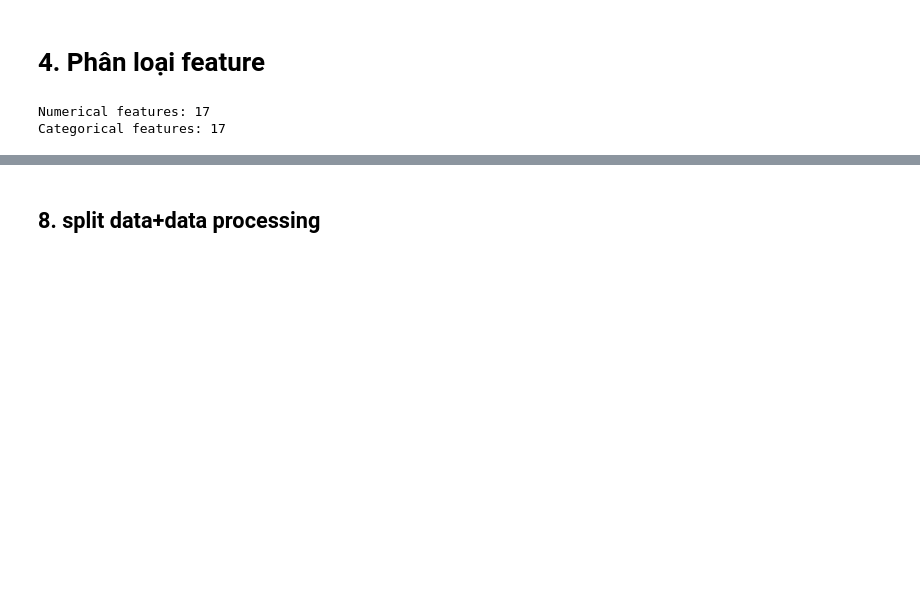
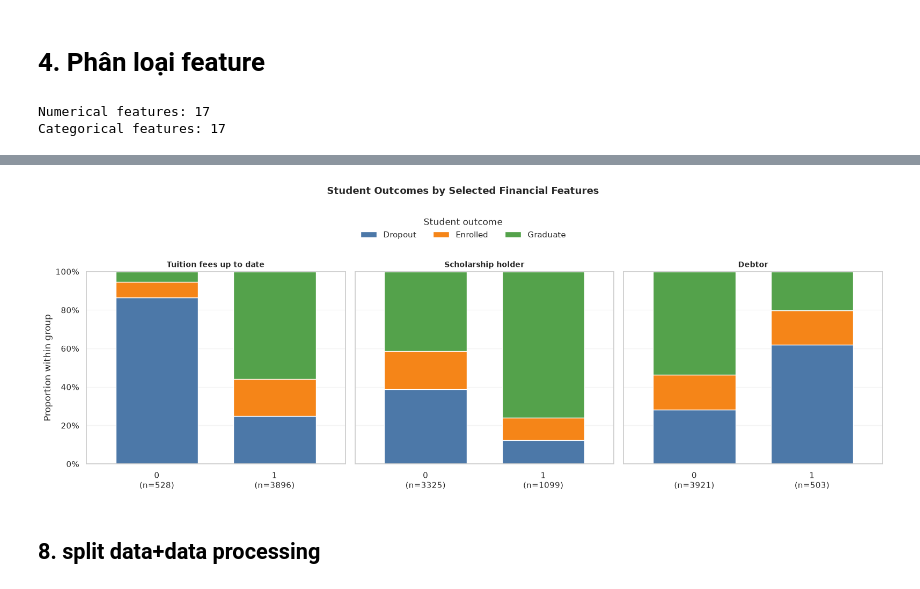
Before and after one commit to sondts-ai/student_outcome_mlops, a Jupyter notebook: project/notebooks/improve_baseline.ipynb, the cells around one changed output, grey strips where cells are left out. Drawn from its saved outputs; the diff is of its cells as text; code cells hidden in the pictures; blank space fills up the shorter version.

```diff
--- a/project/notebooks/improve_baseline.ipynb
+++ b/project/notebooks/improve_baseline.ipynb
@@ -331,19 +343,0 @@ display(df.groupby(TARGET)[numerical_cols].median().T.round(2))
-# %%
-relationship_cols = [
-    "Tuition fees up to date",
-    "Debtor",
-    "Gender",
-    "Scholarship holder",
-    "Application order",
-    "Course",
-]
-fig, axes = plt.subplots(2, 3, figsize=(18, 9))
-for axis, col in zip(axes.ravel(), relationship_cols):
-    table = pd.crosstab(df[col], df[TARGET], normalize="index").reindex(
-        columns=CLASS_NAMES, fill_value=0
-    )
-    table.plot(kind="bar", stacked=True, ax=axis)
-    axis.set_title(f"Target mix by {col}")
-    axis.set_xlabel("")
-plt.tight_layout()
-plt.show()
@@ -352,3 +479,83 @@ plt.show()
+# %%
+
+import matplotlib.pyplot as plt
+import pandas as pd
+from matplotlib.ticker import PercentFormatter
+
+relationship_cols = [
+    "Tuition fees up to date",
+    "Scholarship holder",
+    "Debtor",
+]
+
+colors = ["#4C78A8", "#F58518", "#54A24B"]
+
+fig, axes = plt.subplots(
+    1, len(relationship_cols),
+    figsize=(16, 5),
+    sharey=True
+)
+
+for ax, col in zip(axes, relationship_cols):
+    counts = pd.crosstab(df[col], df[TARGET])
+
+    # Giữ thứ tự lớp kết quả nhất quán
+    counts = counts.reindex(columns=CLASS_NAMES, fill_value=0)
+
+    # Tính tỷ lệ kết quả trong từng nhóm
+    proportions = counts.div(counts.sum(axis=1), axis=0)
+
+    proportions.plot(
+        kind="bar",
+        stacked=True,
+        ax=ax,
+        color=colors[:len(CLASS_NAMES)],
+        width=0.7,
+        legend=False
+    )
+
+    # Hiển thị số lượng mẫu dưới nhãn nhóm
+    labels = [
+        f"{category}\n(n={int(counts.loc[category].sum())})"
+        for category in counts.index
+    ]
+
+    ax.set_xticklabels(labels, rotation=0)
+    ax.set_title(col, fontsize=10, fontweight="bold")
+    ax.set_xlabel("")
+    ax.set_ylim(0, 1)
+    ax.yaxis.set_major_formatter(PercentFormatter(1))
+    ax.grid(axis="y", alpha=0.2)
+    ax.set_axisbelow(True)
+
+    if ax == axes[0]:
+        ax.set_ylabel("Proportion within group")
+    else:
+        ax.set_ylabel("")
+
+handles, labels = axes[0].get_legend_handles_labels()
+
+fig.legend(
+    handles,
+    labels,
+    title="Student outcome",
+    loc="upper center",
+    bbox_to_anchor=(0.5, 1.08),
+    ncol=len(labels),
+    frameon=False
+)
+
+fig.suptitle(
+    "Student Outcomes by Selected Financial Features",
+    fontsize=13,
+    fontweight="bold",
+    y=1.17
+)
+
+plt.tight_layout()
+plt.show()
+# %% [output]
+[figure, added]
 # %% [markdown]
 ## 8. split data+data processing
 # %%
```
Also changed, not shown: parts of 48 cells of this notebook, 5 other files.
